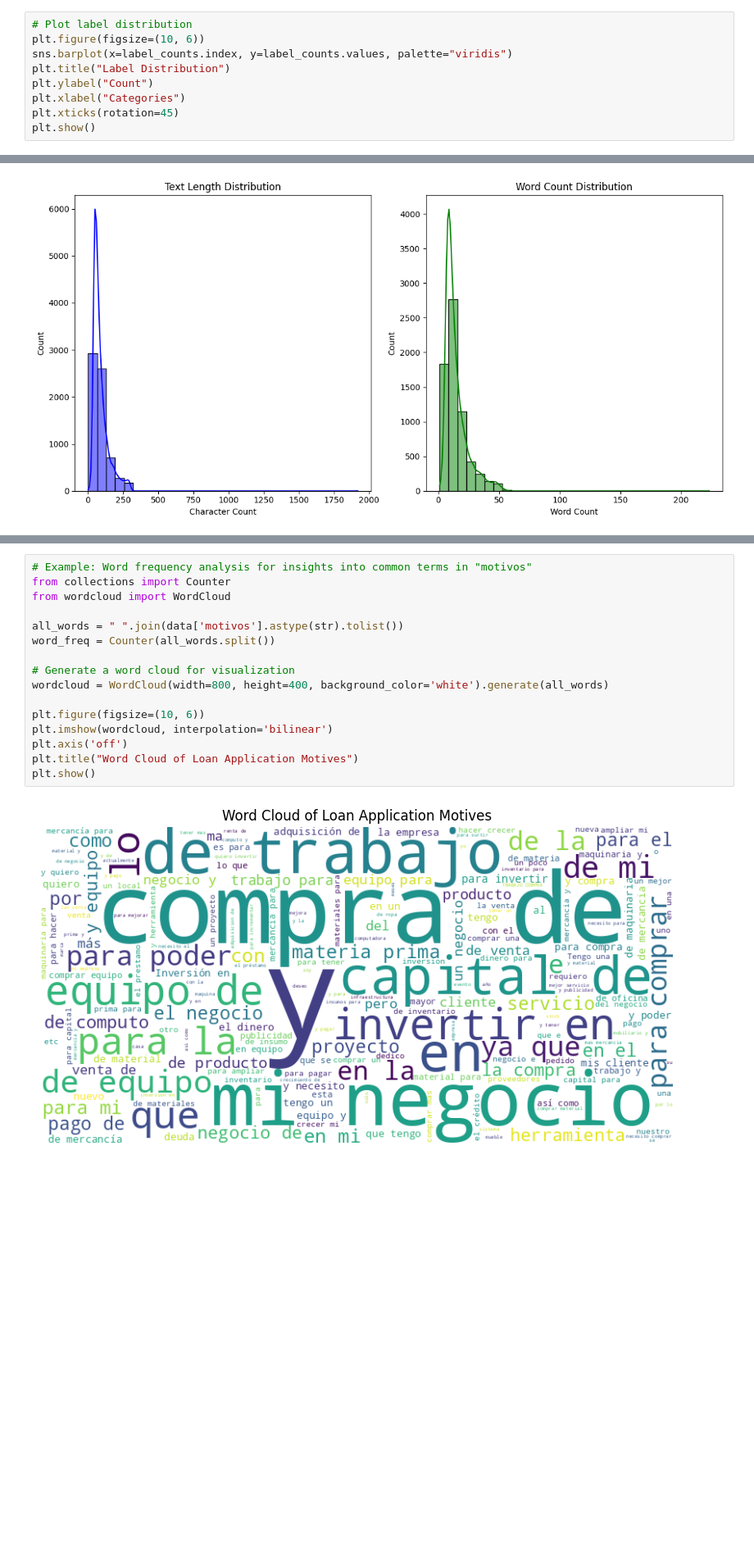
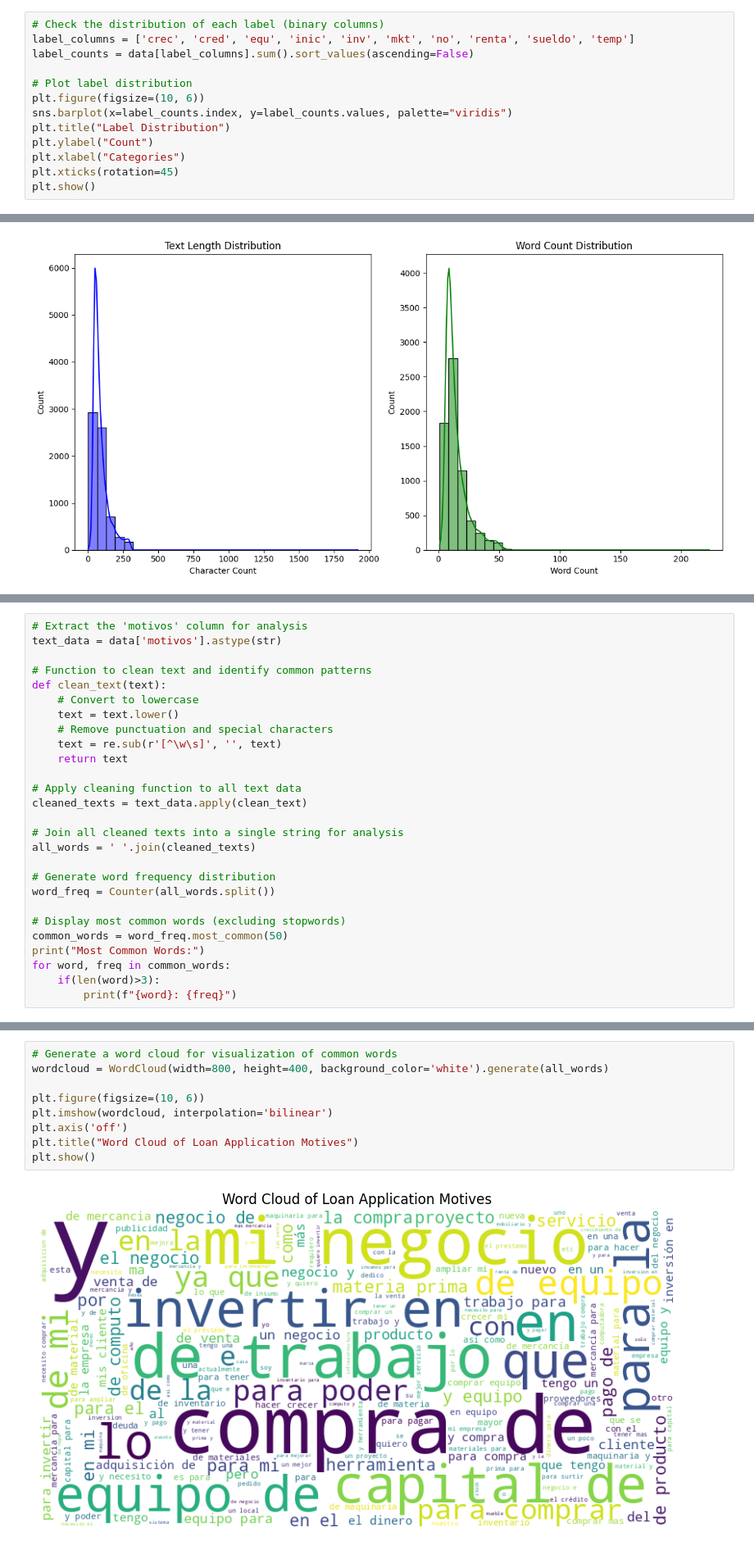
Before and after one commit to Kmurgana/challenge_konfio, a Jupyter notebook: notebooks_desarrollo/1-challenge_eda.ipynb, the cells around one changed output, grey strips where cells are left out. Shown: that part at 82% size. Cells and saved outputs as stored; diff of their text form; blank space fills up the shorter version.

Commit message:
[preprocess] Preprocessing phase, cleaning text and extracting key features.

```diff
--- a/notebooks_desarrollo/1-challenge_eda.ipynb
+++ b/notebooks_desarrollo/1-challenge_eda.ipynb
@@ -205,6 +222,10 @@ display(category_summary)
 | 8 | sueldo | 215.0 | 3.219045 |
 | 9 | temp | 189.0 | 2.829765 |
 # %%
+# Check the distribution of each label (binary columns)
+label_columns = ['crec', 'cred', 'equ', 'inic', 'inv', 'mkt', 'no', 'renta', 'sueldo', 'temp']
+label_counts = data[label_columns].sum().sort_values(ascending=False)
+
 # Plot label distribution
 plt.figure(figsize=(10, 6))
 sns.barplot(x=label_counts.index, y=label_counts.values, palette="viridis")
@@ -336,0 +353,27 @@ plt.show()
+# %%
+# Extract the 'motivos' column for analysis
+text_data = data['motivos'].astype(str)
+
+# Function to clean text and identify common patterns
+def clean_text(text):
+    # Convert to lowercase
+    text = text.lower()
+    # Remove punctuation and special characters
+    text = re.sub(r'[^\w\s]', '', text)
+    return text
+
+# Apply cleaning function to all text data
+cleaned_texts = text_data.apply(clean_text)
+
+# Join all cleaned texts into a single string for analysis
+all_words = ' '.join(cleaned_texts)
+
+# Generate word frequency distribution
+word_freq = Counter(all_words.split())
+
+# Display most common words (excluding stopwords)
+common_words = word_freq.most_common(50)
+print("Most Common Words:")
+for word, freq in common_words:
+    if(len(word)>3):
+        print(f"{word}: {freq}")
@@ -337,18 +398,11 @@ plt.show()
 # %%
-# Example: Word frequency analysis for insights into common terms in "motivos"
-from collections import Counter
-from wordcloud import WordCloud
-
-all_words = " ".join(data['motivos'].astype(str).tolist())
-word_freq = Counter(all_words.split())
-
-# Generate a word cloud for visualization
+# Generate a word cloud for visualization of common words
 wordcloud = WordCloud(width=800, height=400, background_color='white').generate(all_words)
 
 plt.figure(figsize=(10, 6))
 plt.imshow(wordcloud, interpolation='bilinear')
 plt.axis('off')
 plt.title("Word Cloud of Loan Application Motives")
 plt.show()
 # %% [output]
-[figure, old version]
+[figure, new version]
```
Also changed, not shown: parts of 30 cells of this notebook.
